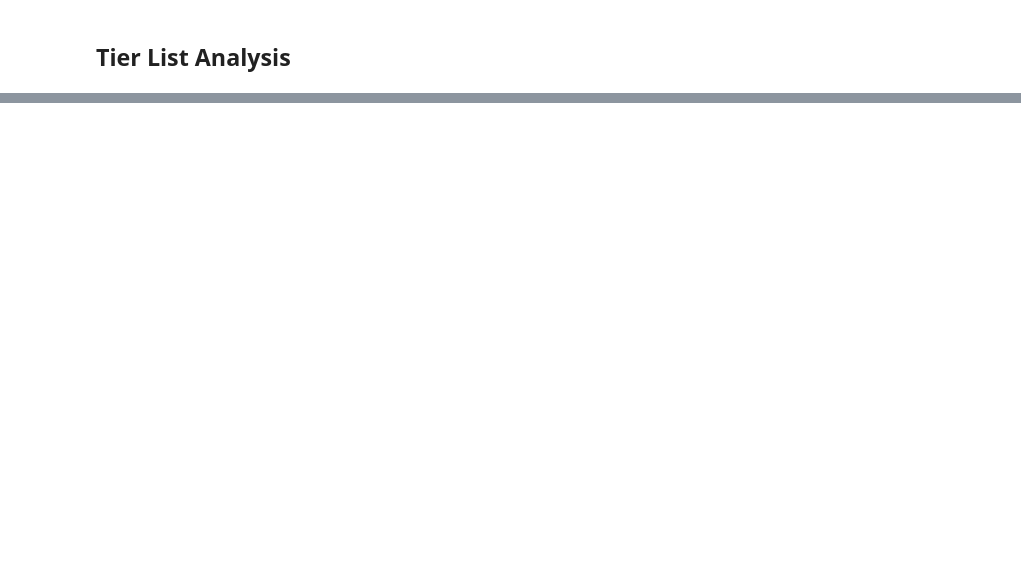
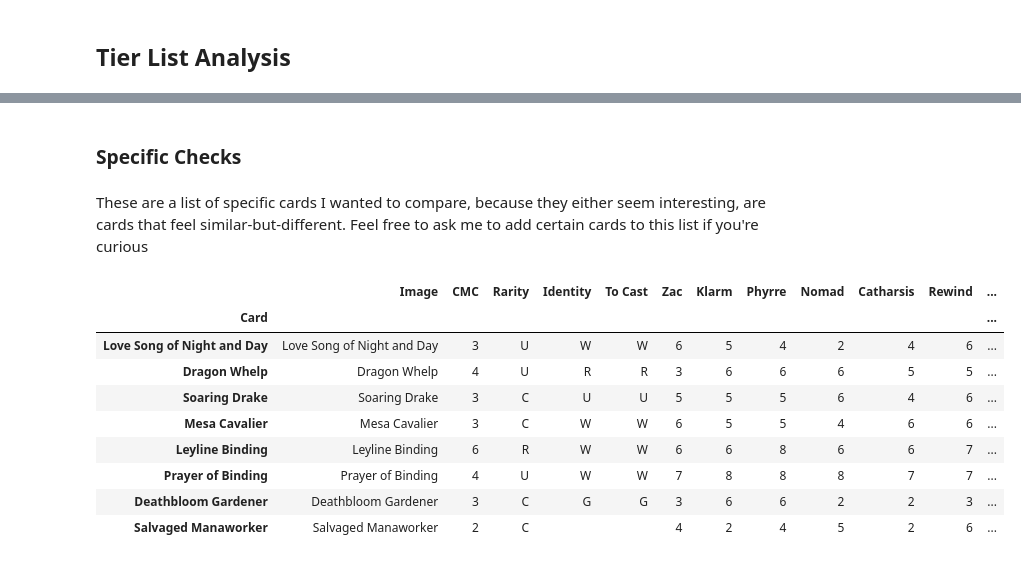
Before and after one commit to ZacharyMN709/DraftMetaReporter, a Jupyter notebook: TierList Aggregator.ipynb, the cells around one changed output, grey strips where cells are left out. Drawn from its saved outputs; the diff is of its cells as text; code cells hidden in the pictures; blank space fills up the shorter version.

```diff
--- a/TierList Aggregator.ipynb
+++ b/TierList Aggregator.ipynb
@@ -453,0 +529,4 @@ display_frame(frame, order='dist', filters=[rarity_filter('M')])
+# %%
+play_frame = frame.copy(True)
+play_frame['diff'] = frame['Zac'] - frame['mean']
+style_frame(play_frame[play_frame['diff'] < -1].sort_values('diff', ascending=True))
@@ -453,0 +535,17 @@ display_frame(frame, order='dist', filters=[rarity_filter('M')])
+# %% [markdown]
+### Specific Checks
+# %% [markdown]
+These are a list of specific cards I wanted to compare, because they either seem interesting, are cards that feel similar-but-different. Feel free to ask me to add certain cards to this list if you're curious
+# %%
+play_frame.loc[['Love Song of Night and Day', 'Dragon Whelp', 'Soaring Drake', 'Mesa Cavalier', 'Leyline Binding', 'Prayer of Binding', 'Deathbloom Gardener', 'Salvaged Manaworker']]
+# %% [output]
+|  | Image | CMC | Rarity | Identity | To Cast | Zac | Klarm | Phyrre | Nomad | Catharsis | Rewind | ... |
+| Card |  |  |  |  |  |  |  |  |  |  |  | ... |
+| Love Song of Night and Day | Love Song of Night and Day | 3 | U | W | W | 6 | 5 | 4 | 2 | 4 | 6 | ... |
+| Dragon Whelp | Dragon Whelp | 4 | U | R | R | 3 | 6 | 6 | 6 | 5 | 5 | ... |
+| Soaring Drake | Soaring Drake | 3 | C | U | U | 5 | 5 | 5 | 6 | 4 | 6 | ... |
+| Mesa Cavalier | Mesa Cavalier | 3 | C | W | W | 6 | 5 | 5 | 4 | 6 | 6 | ... |
+| Leyline Binding | Leyline Binding | 6 | R | W | W | 6 | 6 | 8 | 6 | 6 | 7 | ... |
+| Prayer of Binding | Prayer of Binding | 4 | U | W | W | 7 | 8 | 8 | 8 | 7 | 7 | ... |
+| Deathbloom Gardener | Deathbloom Gardener | 3 | C | G | G | 3 | 6 | 6 | 2 | 2 | 3 | ... |
+| Salvaged Manaworker | Salvaged Manaworker | 2 | C |  |  | 4 | 2 | 4 | 5 | 2 | 6 | ... |
```
Also changed, not shown: parts of 32 cells of this notebook.
